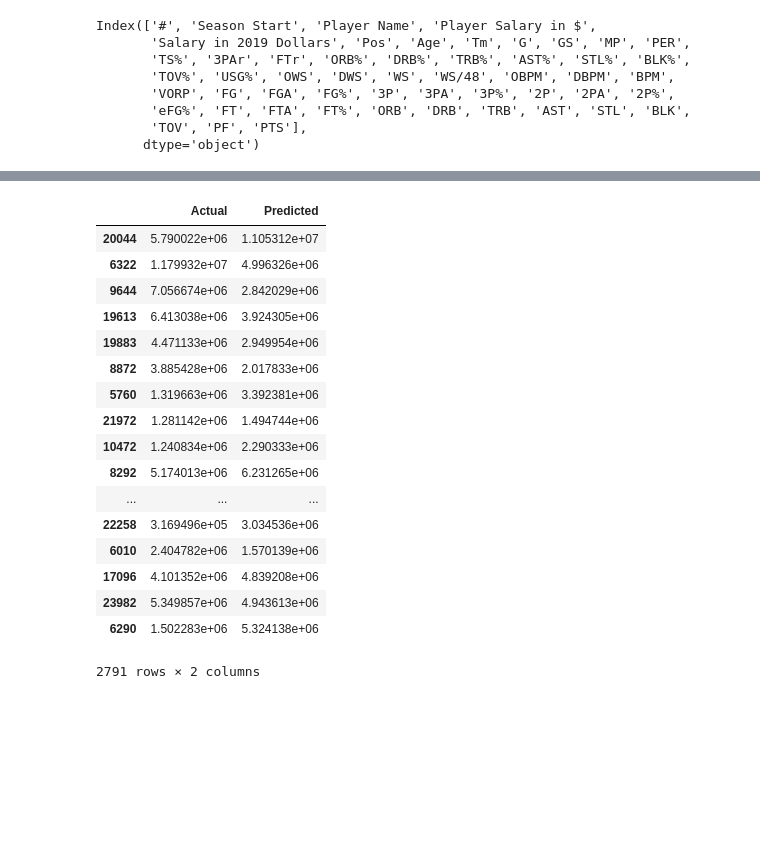
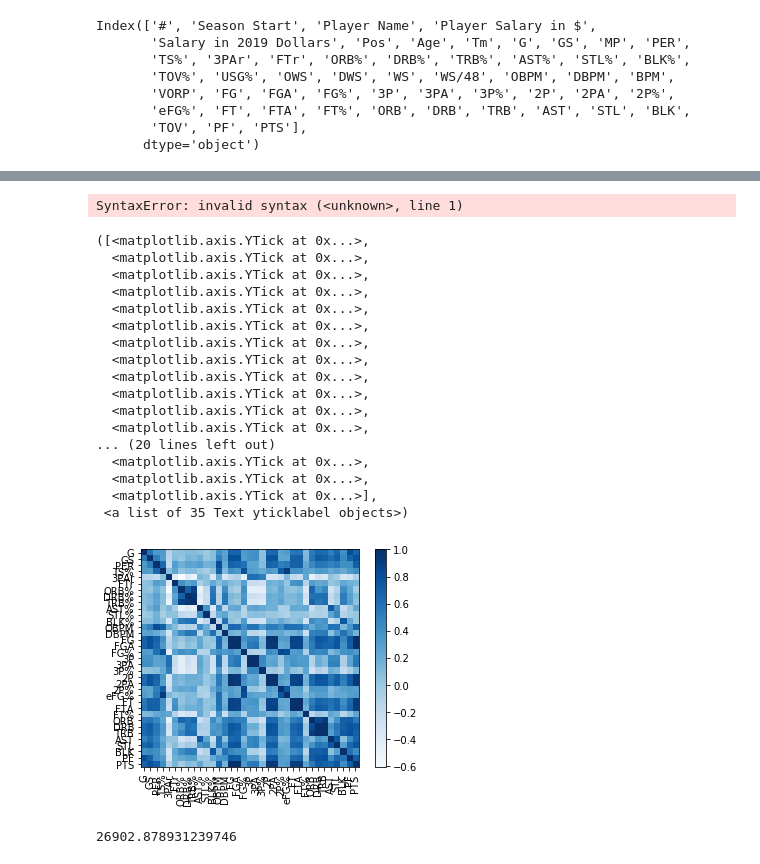
Before and after one commit to dpcoar/Final_Project, a Jupyter notebook: Salary Analysis/NBA_Salary regressions.ipynb, the cells around one changed output, grey strips where cells are left out. Drawn from its saved outputs; the diff is of its cells as text; code cells hidden in the pictures; blank space fills up the shorter version.

```diff
--- a/Salary Analysis/NBA_Salary regressions.ipynb
+++ b/Salary Analysis/NBA_Salary regressions.ipynb
@@ -46,3 +164,0 @@ y = cleaned['Salary in 2019 Dollars']
-# %%
-# I dont need team names
-X.drop(columns = 'Tm', inplace = True)
@@ -82,22 +165,33 @@ R2 Score: 0.47176720145402407
-# %%
-df = pd.DataFrame({'Actual': y_test, 'Predicted':y_pred})
-df
-# %% [output]
-|  | Actual | Predicted |
-| 20044 | 5.790022e+06 | 1.105312e+07 |
-| 6322 | 1.179932e+07 | 4.996326e+06 |
-| 9644 | 7.056674e+06 | 2.842029e+06 |
-| 19613 | 6.413038e+06 | 3.924305e+06 |
-| 19883 | 4.471133e+06 | 2.949954e+06 |
-| 8872 | 3.885428e+06 | 2.017833e+06 |
-| 5760 | 1.319663e+06 | 3.392381e+06 |
-| 21972 | 1.281142e+06 | 1.494744e+06 |
-| 10472 | 1.240834e+06 | 2.290333e+06 |
-| 8292 | 5.174013e+06 | 6.231265e+06 |
-| ... | ... | ... |
-| 22258 | 3.169496e+05 | 3.034536e+06 |
-| 6010 | 2.404782e+06 | 1.570139e+06 |
-| 17096 | 4.101352e+06 | 4.839208e+06 |
-| 23982 | 5.349857e+06 | 4.943613e+06 |
-| 6290 | 1.502283e+06 | 5.324138e+06 |
-2791 rows × 2 columns
+# %%
+modelAll = smf.ols('Salary in 2019 Dollars~ MP',cleaned)
+# %% [output]
+SyntaxError: invalid syntax (<unknown>, line 1)
+# %%
+plt.imshow(X.corr(), cmap=plt.cm.Blues, interpolation='nearest')
+plt.colorbar()
+tick_marks = [i for i in range(len(X.columns))]
+plt.xticks(tick_marks, X.columns, rotation='vertical')
+plt.yticks(tick_marks, X.columns)
+# %% [output]
+([<matplotlib.axis.YTick at 0x...>,
+  <matplotlib.axis.YTick at 0x...>,
+  <matplotlib.axis.YTick at 0x...>,
+  <matplotlib.axis.YTick at 0x...>,
+  <matplotlib.axis.YTick at 0x...>,
+  <matplotlib.axis.YTick at 0x...>,
+  <matplotlib.axis.YTick at 0x...>,
+  <matplotlib.axis.YTick at 0x...>,
+  <matplotlib.axis.YTick at 0x...>,
+  <matplotlib.axis.YTick at 0x...>,
+  <matplotlib.axis.YTick at 0x...>,
+  <matplotlib.axis.YTick at 0x...>,
+... (20 lines left out)
+  <matplotlib.axis.YTick at 0x...>,
+  <matplotlib.axis.YTick at 0x...>,
+  <matplotlib.axis.YTick at 0x...>],
+ <a list of 35 Text yticklabel objects>)
+[figure, added]
+# %%
+model.coef_[1]
+# %% [output]
+26902.878931239746
```
Also changed, not shown: parts of 18 cells of this notebook.
